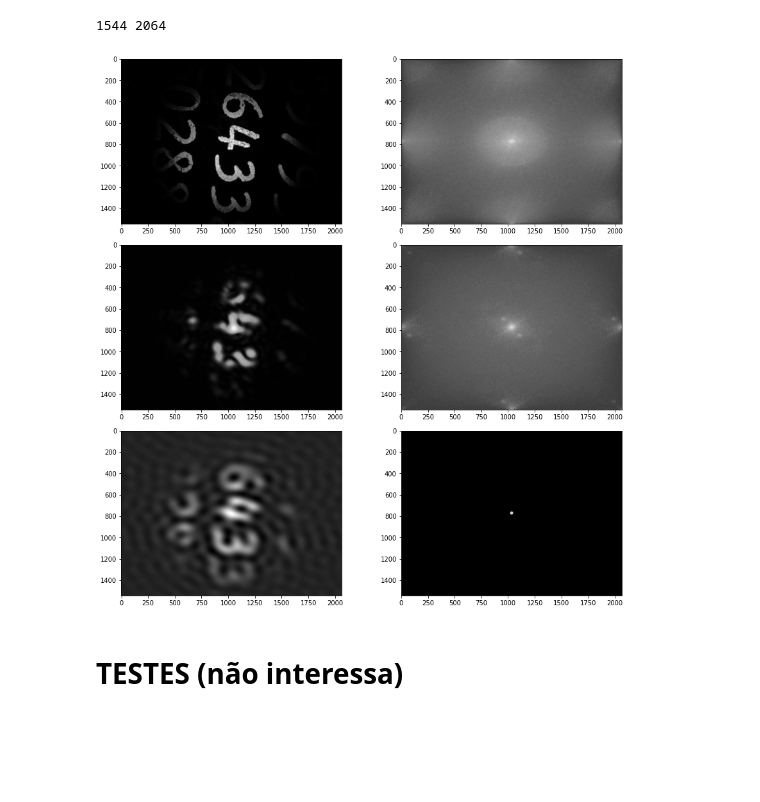
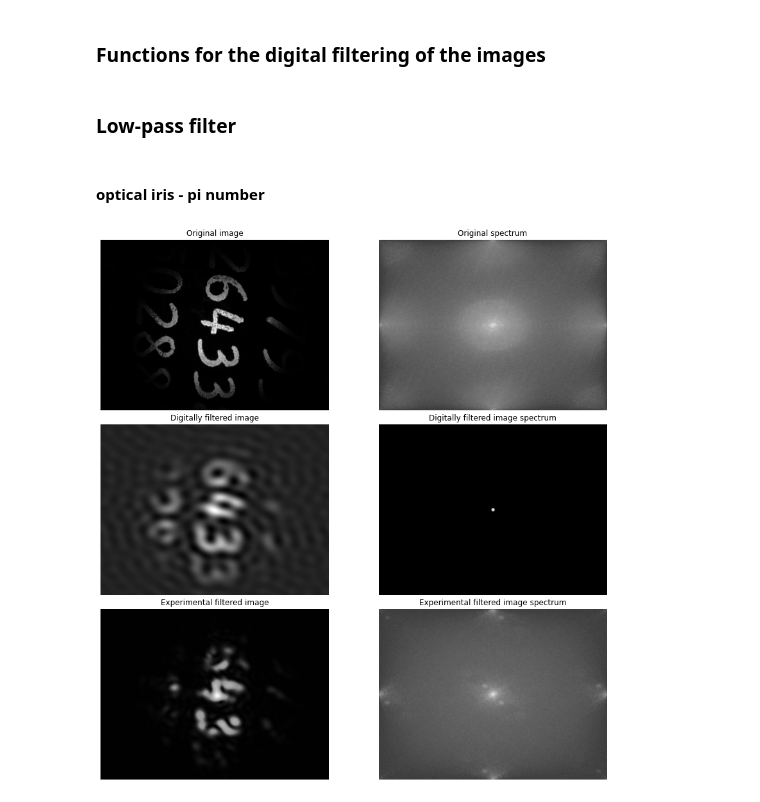
Before and after one commit to LeanderReascos/Photonics_II, a Jupyter notebook: PL2/Fourier_Image_digital_analysis.ipynb, the cells around one changed output. Saved outputs shown, nothing was run; the diff lists cells and outputs as text; code cells hidden in the pictures; blank space fills up the shorter version.

Commit message:
Add files via upload
Final version with filters calculated for each of the sets of images.

```diff
--- a/PL2/Fourier_Image_digital_analysis.ipynb
+++ b/PL2/Fourier_Image_digital_analysis.ipynb
@@ -56,3 +41,5 @@ Trabalha-se com as imagens no formato png
+# %% [markdown]
+### Functions for the digital filtering of the images
 # %%
 def center(img_pad, rows, columns):
     #receives:
@@ -67,14 +54,17 @@ def center(img_pad, rows, columns):
             img_pad[i,j] *= (-1)**(i+j)
     return img_pad
 # %%
-def passa_baixo_low_memory(img, img_exp, f_rad = 0.1):
+def filter_low_high(flag_low_high, img, img_exp, f_rad = 0.1):
+    #receives:
+    #. flag for low or high pass filter function (0 or 1 respectively) - flag_low_high
+    #. original image - img
+    #. experimentally filtered image - img_exp
+    #. "cutoff frequency" (in arbitrary units) - f_rad
 
     #get dimensions
     rows, columns =  np.shape(img)[0], np.shape(img)[1]
-    print(rows, columns)
 
-
-    #fourier transform - original and experimentally filtered image
+    #fourier transform for original and experimentally filtered image
     FT = np.fft.fft2(center(img.copy(), rows, columns))
     FT_exp = np.fft.fft2(center(img_exp.copy(), rows, columns))
 
@@ -83,11 +73,11 @@ def passa_baixo_low_memory(img, img_exp, f_rad = 0.1):
 
     #construct filter
     Filter = FT.copy()
-    Filter[:] = 0
+    Filter[:] = 0 + flag_low_high*1
     for i in range(rows):
         for j in range(columns):
             if np.sqrt((rows//2-i)**2 + (columns//2-j)**2)<=radius:
-                Filter[i, j] = 1
+                Filter[i, j] = 1*int(not(flag_low_high))
 
     #apply filter
     FFT_new = FT*Filter
@@ -96,19 +86,34 @@ def passa_baixo_low_memory(img, img_exp, f_rad = 0.1):
     img_new_ = (np.fft.ifft2(FFT_new)).real
     img_new = center(img_new_, rows, columns)
 
+    #plot side by side original, results and expectations
     _, axs = plt.subplots(3,2, figsize = [12,12], constrained_layout = True)
     axs[0,0].imshow(img, cmap = 'gray')
+    axs[0,0].axis('off')
+    axs[0,0].set_title('Original image')
     axs[0,1].imshow(np.log(abs(FT)+1), cmap = 'gray')
-    axs[1,0].imshow(img_exp, cmap = 'gray')
-    axs[1,1].imshow(np.log(abs(FT_exp)+1), cmap = 'gray')
-    axs[2,0].imshow(img_new, cmap = 'gray')
-    axs[2,1].imshow(np.log(abs(FFT_new)+1), cmap = 'gray')
+    axs[0,1].axis('off')
+    axs[0,1].set_title('Original spectrum')
+    axs[2,0].imshow(img_exp, cmap = 'gray')
+    axs[2,0].axis('off')
+    axs[2,0].set_title('Experimental filtered image')
+    axs[2,1].imshow(np.log(abs(FT_exp)+1), cmap = 'gray')
+    axs[2,1].axis('off')
+    axs[2,1].set_title('Experimental filtered image spectrum')
+    axs[1,0].imshow(img_new, cmap = 'gray')
+    axs[1,0].axis('off')
+    axs[1,0].set_title('Digitally filtered image')
+    axs[1,1].imshow(np.log(abs(FFT_new)+1), cmap = 'gray')
+    axs[1,1].axis('off')
+    axs[1,1].set_title('Digitally filtered image spectrum')
 
     return
+# %% [markdown]
+### Low-pass filter
+# %% [markdown]
+#### optical iris - pi number
 # %%
-passa_baixo_low_memory(imgs_open[0], imgs_PB_1[0], f_rad = 0.01)
+vmax = 0.01
+filter_low_high(0, imgs_open[0], imgs_PB_1[0], f_rad = vmax)
 # %% [output]
-1544 2064
-[figure, old version]
+[figure, new version]
-# %% [markdown]
-# TESTES (não interessa)
```
Also changed, not shown: parts of 18 cells of this notebook.
